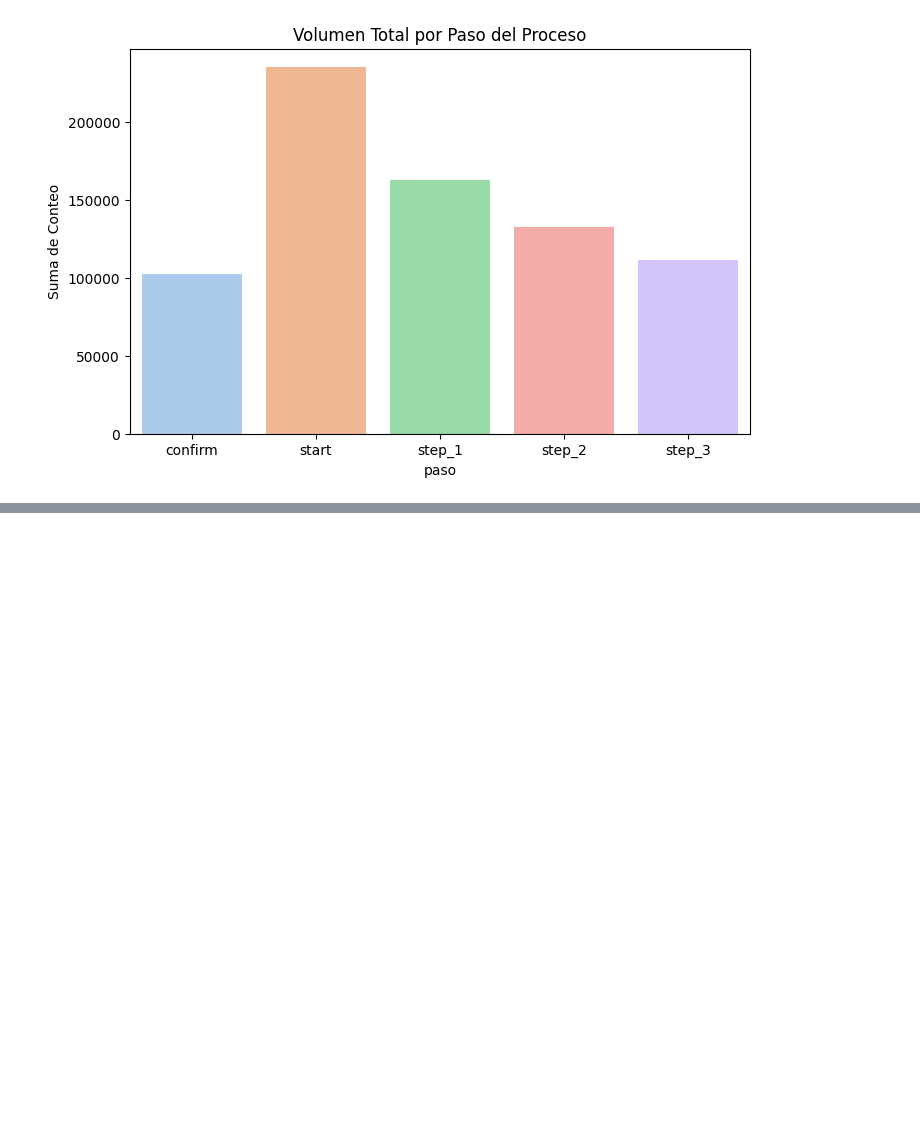
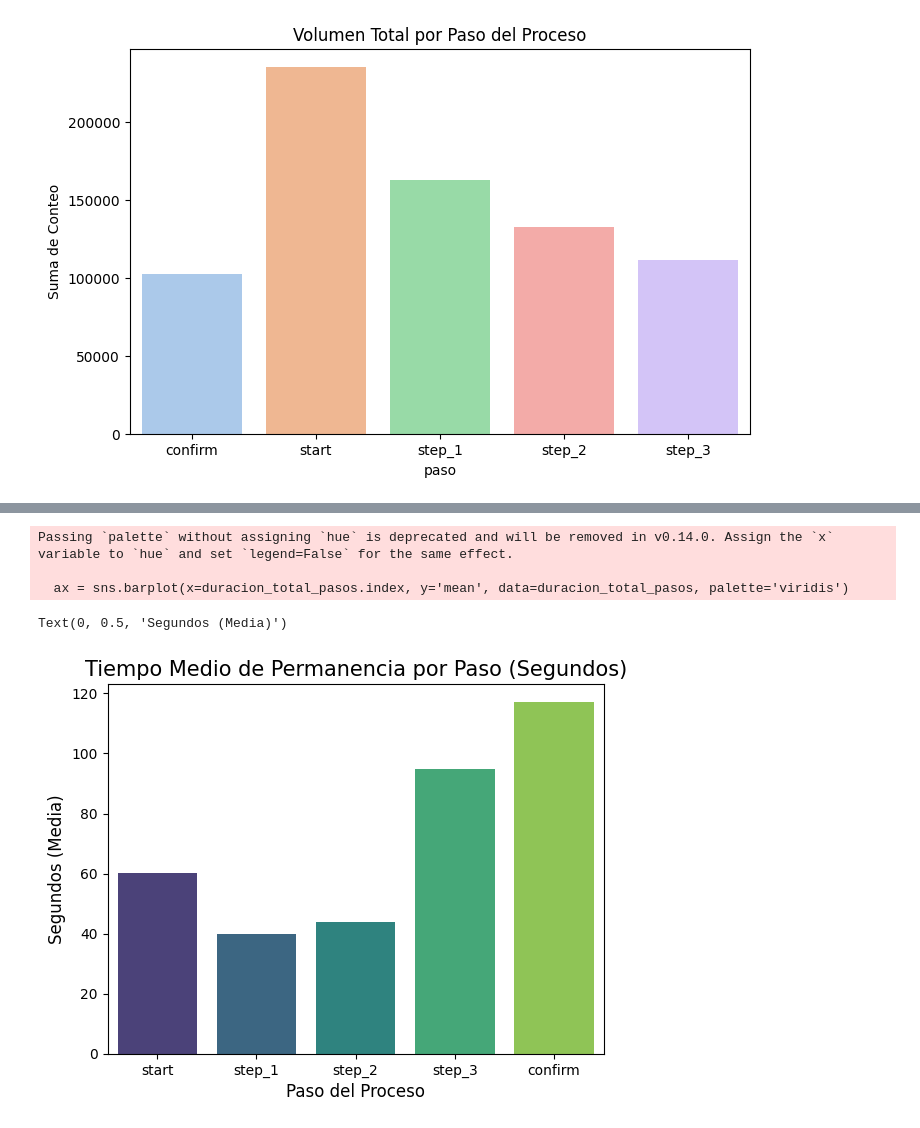
Before and after one commit to carmamenriosrodriguez/proyecto-5-, a Jupyter notebook: Proyecto.ipynb, the cells around one changed output, grey strips where cells are left out. Cells and saved outputs as stored; diff of their text form; code cells hidden in the pictures; blank space fills up the shorter version.

```diff
--- a/Proyecto.ipynb
+++ b/Proyecto.ipynb
@@ -678,0 +853,3 @@ Categories (4, object): ['Noche(0-6)' < 'Mañana(6-12)' < 'Tarde(12-18)' < 'Noch
+# %%
+## Agrupamos todas las filas que pertenecen a la misma visita y dentro de esa agrupación, coge la fila y resta la fila justo anterior (que se supone que es otra visita, aunque sea el mismo cliente)
+df_final['tiempo_visita'] = df_final.groupby('visit_id')['fecha_y_hora'].diff()
@@ -678,0 +874,2 @@ Categories (4, object): ['Noche(0-6)' < 'Mañana(6-12)' < 'Tarde(12-18)' < 'Noch
+# %%
+df_final['segundos_visita'] = df_final['tiempo_visita'].dt.total_seconds()
@@ -678,0 +897,5 @@ Categories (4, object): ['Noche(0-6)' < 'Mañana(6-12)' < 'Tarde(12-18)' < 'Noch
+# %%
+## Decidimos imputar valores de 0 porque que no haya diferencia es que no ha habido visita útil
+df_final['segundos_visita'] = df_final['segundos_visita'].fillna(0)
+# %%
+duracion_total_pasos = df_final.groupby('paso')['segundos_visita'].agg(['sum', 'mean']).round(2)
@@ -678,0 +914,11 @@ Categories (4, object): ['Noche(0-6)' < 'Mañana(6-12)' < 'Tarde(12-18)' < 'Noch
+# %%
+ax = sns.barplot(x=duracion_total_pasos.index, y='mean', data=duracion_total_pasos, palette='viridis')
+plt.title('Tiempo Medio de Permanencia por Paso (Segundos)', fontsize=15)
+plt.xlabel('Paso del Proceso', fontsize=12)
+plt.ylabel('Segundos (Media)', fontsize=12)
+# %% [output]
+Passing `palette` without assigning `hue` is deprecated and will be removed in v0.14.0. Assign the `x` variable to `hue` and set `legend=False` for the same effect.
+
+  ax = sns.barplot(x=duracion_total_pasos.index, y='mean', data=duracion_total_pasos, palette='viridis')
+Text(0, 0.5, 'Segundos (Media)')
+[figure, added]
```
Also changed, not shown: parts of 55 cells of this notebook.
